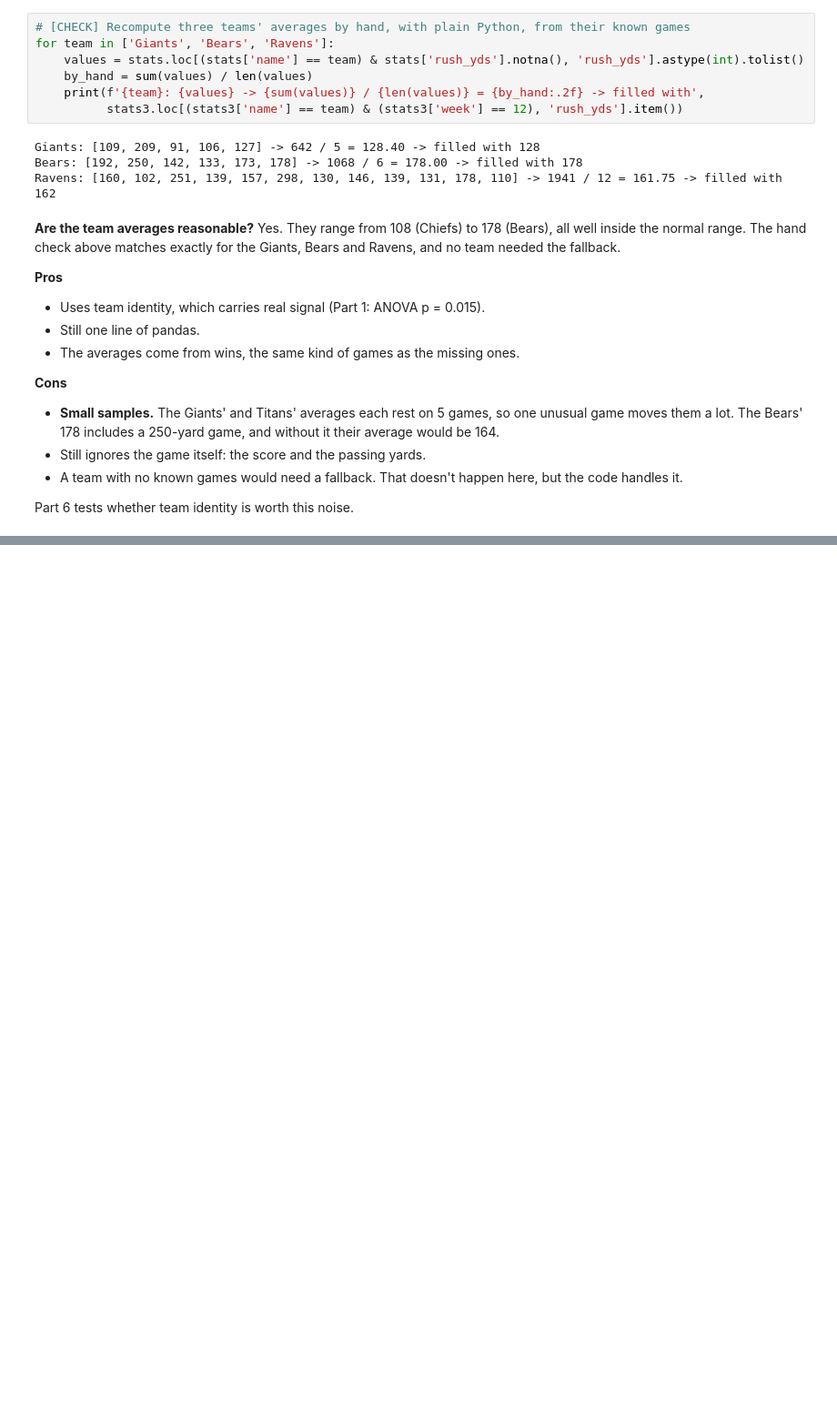
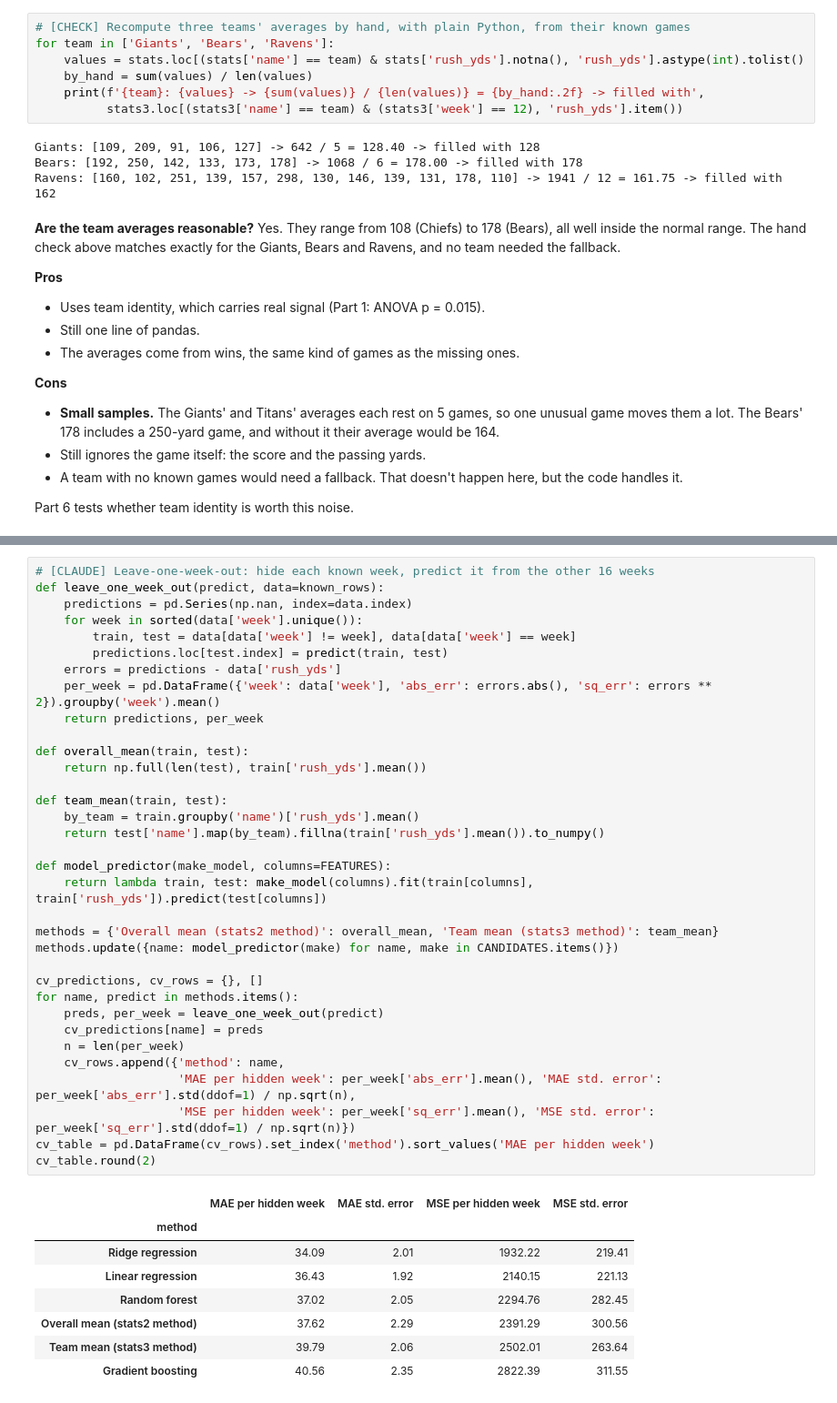
Before and after one commit to AI-for-Analytics-4/Rushing_yards_prediction, a Jupyter notebook: submissions/juan_zavala/rushing_yards_imputation.ipynb, the cells around one changed output, grey strips where cells are left out. Shown at 91% size. Drawn from its saved outputs; the diff is of its cells as text; blank space fills up the shorter version.

```diff
--- a/submissions/juan_zavala/rushing_yards_imputation.ipynb
+++ b/submissions/juan_zavala/rushing_yards_imputation.ipynb
@@ -330,0 +382,43 @@ Part 6 tests whether team identity is worth this noise.
+# %%
+# [CLAUDE] Leave-one-week-out: hide each known week, predict it from the other 16 weeks
+def leave_one_week_out(predict, data=known_rows):
+    predictions = pd.Series(np.nan, index=data.index)
+    for week in sorted(data['week'].unique()):
+        train, test = data[data['week'] != week], data[data['week'] == week]
+        predictions.loc[test.index] = predict(train, test)
+    errors = predictions - data['rush_yds']
+    per_week = pd.DataFrame({'week': data['week'], 'abs_err': errors.abs(), 'sq_err': errors ** 2}).groupby('week').mean()
+    return predictions, per_week
+
+def overall_mean(train, test):
+    return np.full(len(test), train['rush_yds'].mean())
+
+def team_mean(train, test):
+    by_team = train.groupby('name')['rush_yds'].mean()
+    return test['name'].map(by_team).fillna(train['rush_yds'].mean()).to_numpy()
+
+def model_predictor(make_model, columns=FEATURES):
+    return lambda train, test: make_model(columns).fit(train[columns], train['rush_yds']).predict(test[columns])
+
+methods = {'Overall mean (stats2 method)': overall_mean, 'Team mean (stats3 method)': team_mean}
+methods.update({name: model_predictor(make) for name, make in CANDIDATES.items()})
+
+cv_predictions, cv_rows = {}, []
+for name, predict in methods.items():
+    preds, per_week = leave_one_week_out(predict)
+    cv_predictions[name] = preds
+    n = len(per_week)
+    cv_rows.append({'method': name,
+                    'MAE per hidden week': per_week['abs_err'].mean(), 'MAE std. error': per_week['abs_err'].std(ddof=1) / np.sqrt(n),
+                    'MSE per hidden week': per_week['sq_err'].mean(), 'MSE std. error': per_week['sq_err'].std(ddof=1) / np.sqrt(n)})
+cv_table = pd.DataFrame(cv_rows).set_index('method').sort_values('MAE per hidden week')
+cv_table.round(2)
+# %% [output]
+|  | MAE per hidden week | MAE std. error | MSE per hidden week | MSE std. error |
+| method |  |  |  |  |
+| Ridge regression | 34.09 | 2.01 | 1932.22 | 219.41 |
+| Linear regression | 36.43 | 1.92 | 2140.15 | 221.13 |
+| Random forest | 37.02 | 2.05 | 2294.76 | 282.45 |
+| Overall mean (stats2 method) | 37.62 | 2.29 | 2391.29 | 300.56 |
+| Team mean (stats3 method) | 39.79 | 2.06 | 2502.01 | 263.64 |
+| Gradient boosting | 40.56 | 2.35 | 2822.39 | 311.55 |
```
Also changed, not shown: parts of 14 cells of this notebook, 1 other file.
